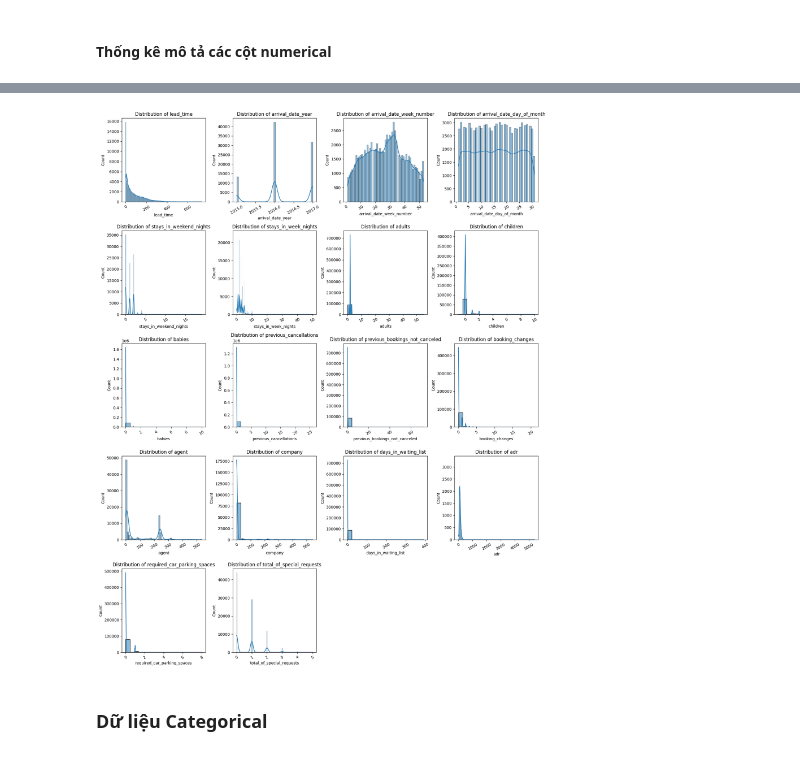
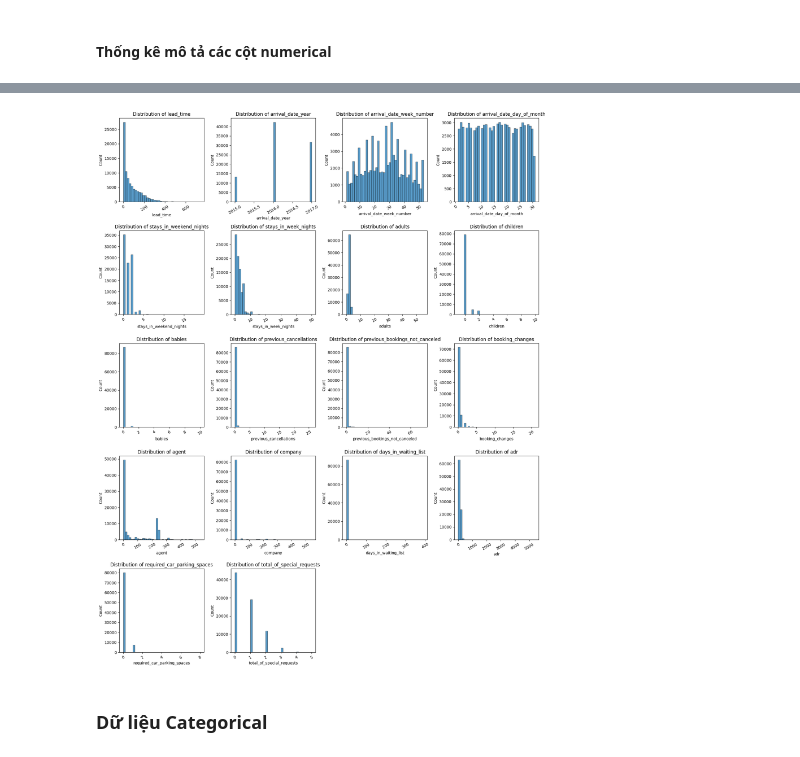
Before and after one commit to duongtruongbinh/Data-Visualization-Labs, a Jupyter notebook: Project/Project.ipynb, the cells around one changed output, grey strips where cells are left out. Drawn from its saved outputs; the diff is of its cells as text; code cells hidden in the pictures.

```diff
--- a/Project/Project.ipynb
+++ b/Project/Project.ipynb
@@ -197,19 +197,19 @@ df[num_list].describe()
 # %%
 num_num_cols = len(num_list)
 num_rows = num_num_cols // 4 + (1 if num_num_cols % 4 != 0 else 0)
 
 plt.figure(figsize=(16, 4 * num_rows))
 for i, col in enumerate(num_list, 1):
     plt.subplot(num_rows, 4, i)
-    sns.histplot(df[col], kde=True)
+    sns.histplot(df[col], bins=40)
     plt.title(f'Distribution of {col}')
     plt.xlabel(col)
     plt.xticks(rotation=30)
 
 plt.tight_layout()
 plt.show()
 # %% [output]
-[figure, old version]
+[figure, new version]
 # %% [markdown]
 ### Dữ liệu Categorical
 # %% [markdown]
```
Also changed, not shown: parts of 12 cells of this notebook.
